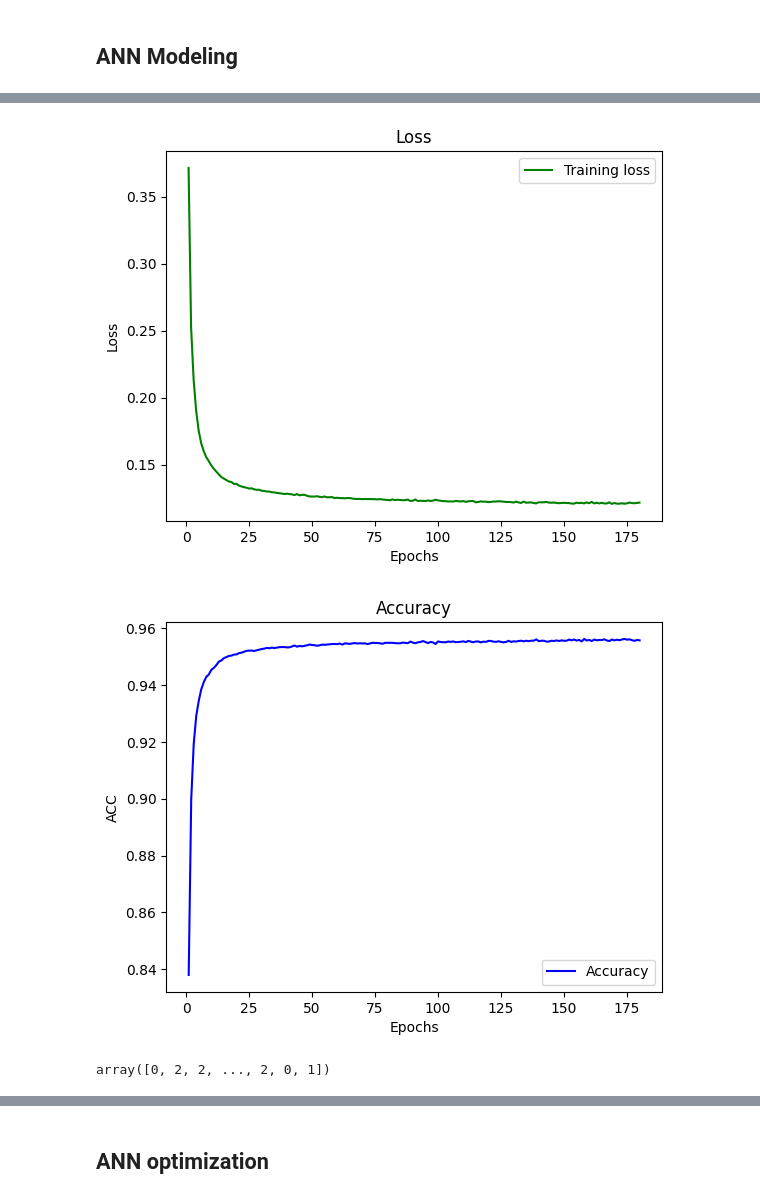
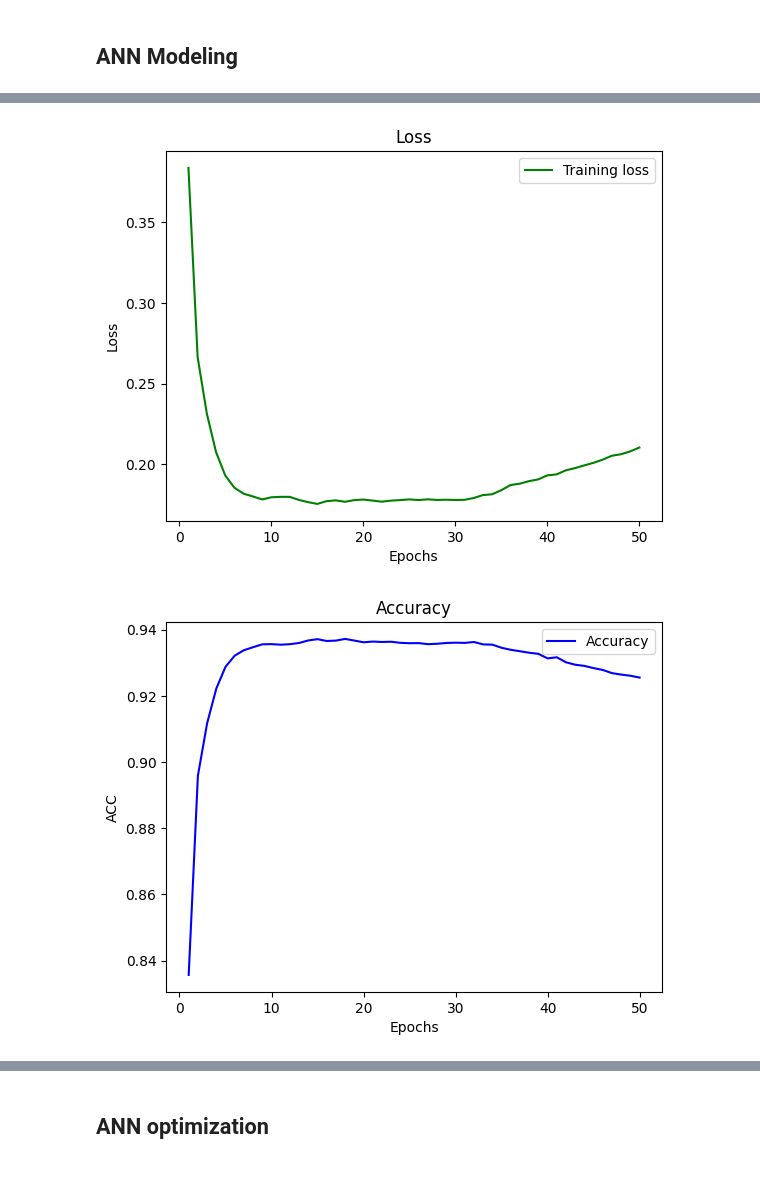
Before and after one commit to AndersCFR/CreditScoring, a Jupyter notebook: CreditScoring.ipynb, the cells around one changed output, grey strips where cells are left out. Saved outputs shown, nothing was run; the diff lists cells and outputs as text; code cells hidden in the pictures.

```diff
--- a/CreditScoring.ipynb
+++ b/CreditScoring.ipynb
@@ -752,0 +759,5 @@ memory usage: 52.2 MB
+# %%
+# Para poder separar en data de entrenamiento y testeo es necesario que acomodemos la variable objetivo 'CALIFICAC'
+temp_calific = encoded_dataset.pop('CALIFICAC')
+encoded_dataset.insert(loc=16, column = 'CALIFICAC', value=temp_calific)
+encoded_dataset.info()
@@ -752,0 +782,9 @@ memory usage: 52.2 MB
+# %%
+sm = SMOTE(random_state = 2)
+x_values = encoded_dataset.iloc[:,0:16]
+y_values = encoded_dataset.iloc[:,16]
+x_balanced, y_balanced = sm.fit_resample(x_values, y_values)
+balanced_dataset = x_balanced.copy()
+balanced_dataset['CALIFICAC'] = y_balanced.copy()
+balanced_dataset.info()
+balanced_dataset.hist(grid=True, figsize=(12,13));
@@ -755,11 +812,11 @@ memory usage: 52.2 MB
 
 train,test=train_test_split(balanced_dataset, train_size=0.8, random_state = 1)
 # Tomamos valores X e Y para entrenamiento
-x_train = train.values[:,0:17]
-y_train = train.values[:,17]
+x_train = train.values[:,0:16]
+y_train = train.values[:,16]
 # Tomamos valores X e Y para testing
-x_test = test.values[:,0:17]
-y_test = test.values[:,17]
+x_test = test.values[:,0:16]
+y_test = test.values[:,16]
 
 print(len(y_train))
 len(y_test)
@@ -771,14 +830,14 @@ len(y_test)
 # %%
 # Create model
 model = Sequential()
-model.add(Dense(17, input_dim=17, activation='selu'))
+model.add(Dense(16, input_dim=16, activation='selu'))
 model.add(Dense(18, activation='relu'))
 model.add(Dense(18,activation='tanh'))
 # model.add(Dense(1,activation='sigmoid')) # for binary clasification
 model.add(Dense(3, activation='softmax'))
-model.compile(loss='categorical_crossentropy',optimizer='adam', metrics=['categorical_accuracy'])
+model.compile(loss='categorical_crossentropy',optimizer='rmsprop', metrics=['accuracy'])
 
-epochs = 180
+epochs = 50
 
 model.summary()
 # %% [output]
@@ -843,34 +902,27 @@ array([[1., 0., 0.],
 # %%
 # Getting training metrics
 
 # Gráfica de loss vs epochs
 loss_train = history.history['loss']
-acc = history.history['categorical_accuracy']
-epochs = range(1, epochs+1)
-plt.plot(epochs, loss_train, 'g', label='Training loss')
+acc = history.history['accuracy']
+epochs_range = range(1, epochs+1)
+plt.plot(epochs_range, loss_train, 'g', label='Training loss')
 plt.title('Loss')
 plt.xlabel('Epochs')
 plt.ylabel('Loss')
 plt.legend()
 plt.show()
 
 # Gráfica de acc vs epochs
-plt.plot(epochs, acc, 'b', label='Accuracy')
+plt.plot(epochs_range, acc, 'b', label='Accuracy')
 plt.title('Accuracy')
 plt.xlabel('Epochs')
 plt.ylabel('ACC')
 plt.legend()
 plt.show()
 # %% [output]
-[figure, old version]
+[figure, new version]
-[figure, old version]
+[figure, new version]
-# %%
-y_pred_test
-
-y_classes = y_pred_test.argmax(axis=-1)
-y_classes
-# %% [output]
-array([0, 2, 2, ..., 2, 0, 1])
 # %%
 # Predictions and model evaluation
 
```
Also changed, not shown: parts of 46 cells of this notebook, 4 other files.
